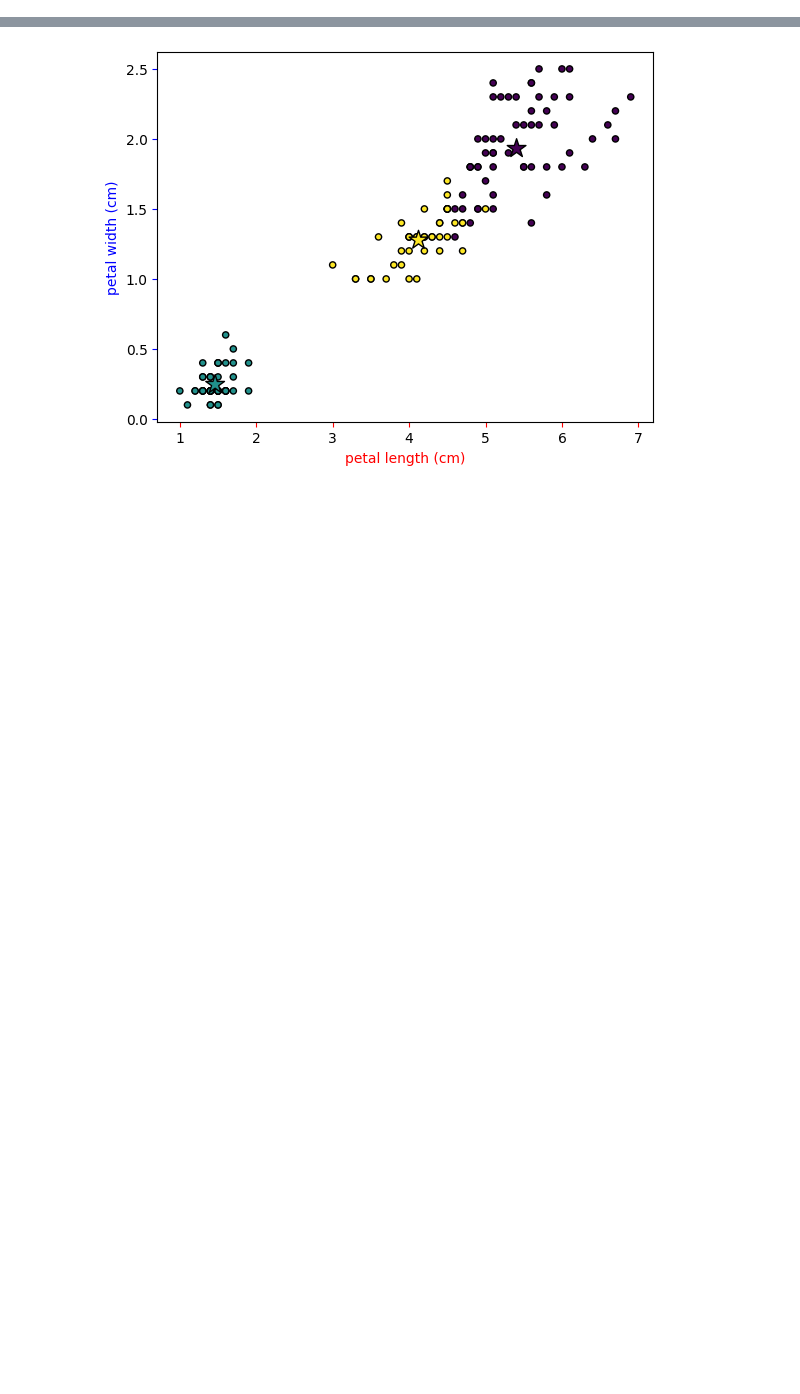
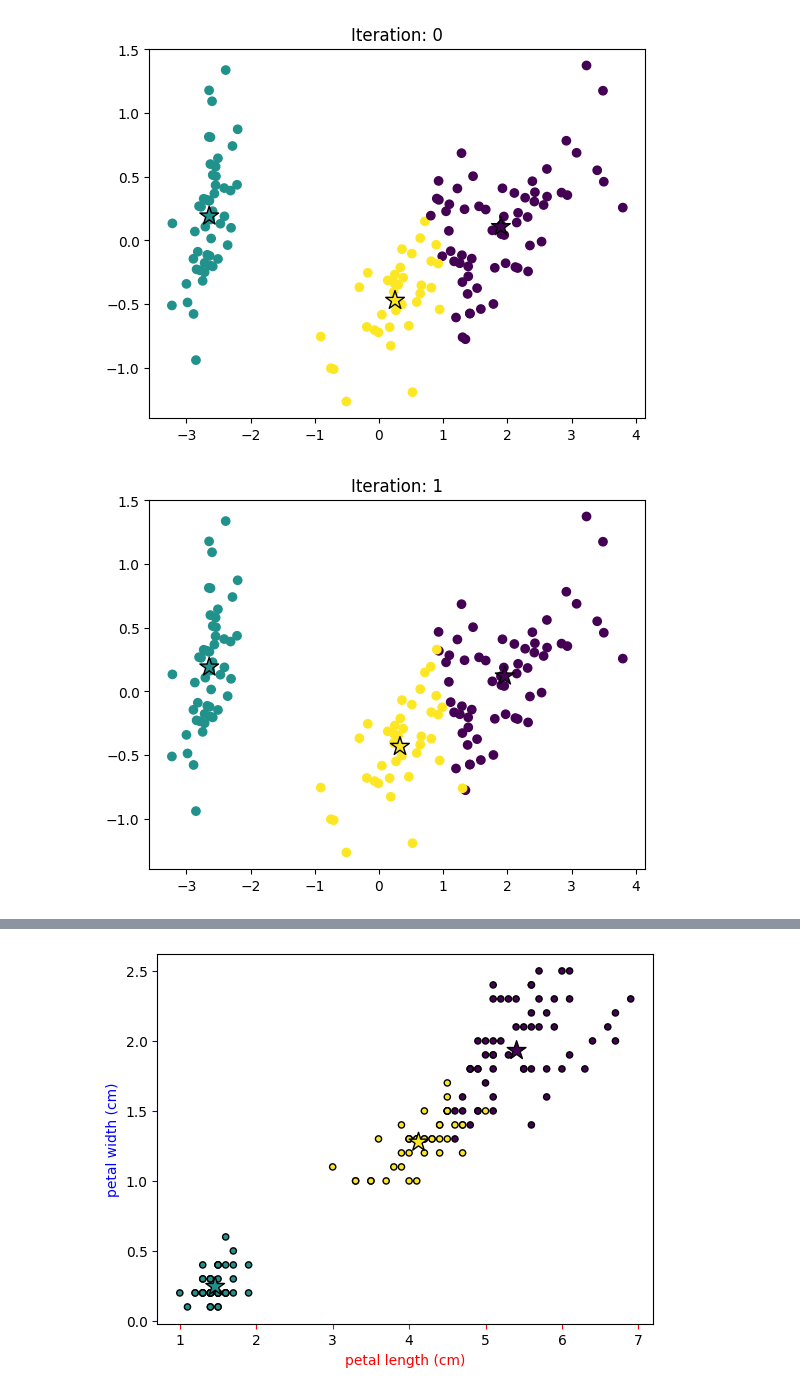
Before and after one commit to Dense18/PythonML, a Jupyter notebook: test_kmeans.ipynb, the cells around one changed output, grey strips where cells are left out. Saved outputs shown, nothing was run; the diff lists cells and outputs as text; code cells hidden in the pictures; blank space fills up the shorter version.

```diff
--- a/test_kmeans.ipynb
+++ b/test_kmeans.ipynb
@@ -14,5 +14,8 @@ import sklearn.cluster as cluster
 iris = datasets.load_iris()
 X, y = iris.data, iris.target
 # %%
-cls = KMeans(max_iterations=100, n_clusters=3, random_seed=100)
-cls.fit(X, plot = False)
+cls = KMeans(max_iterations=100, n_clusters=3, random_seed=100, n_init=2)
+cls.fit(X, plot = True)
+# %% [output]
+[figure, added]
+[figure, added]
```
Also changed, not shown: parts of 4 cells of this notebook, 2 other files.
